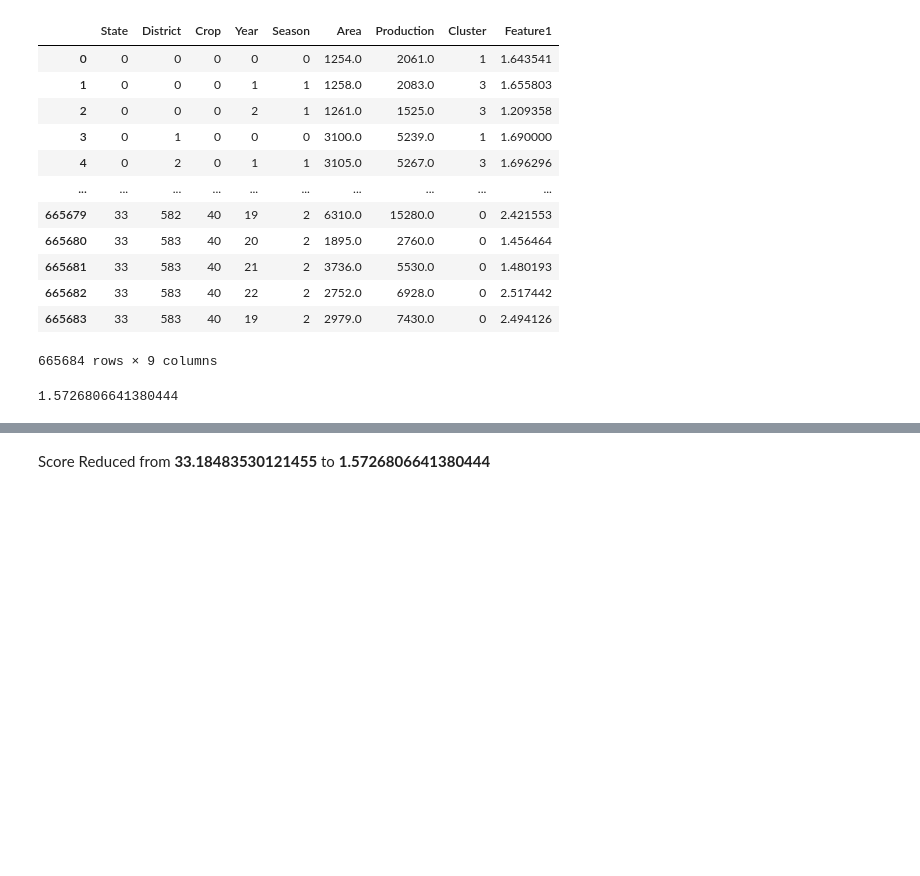
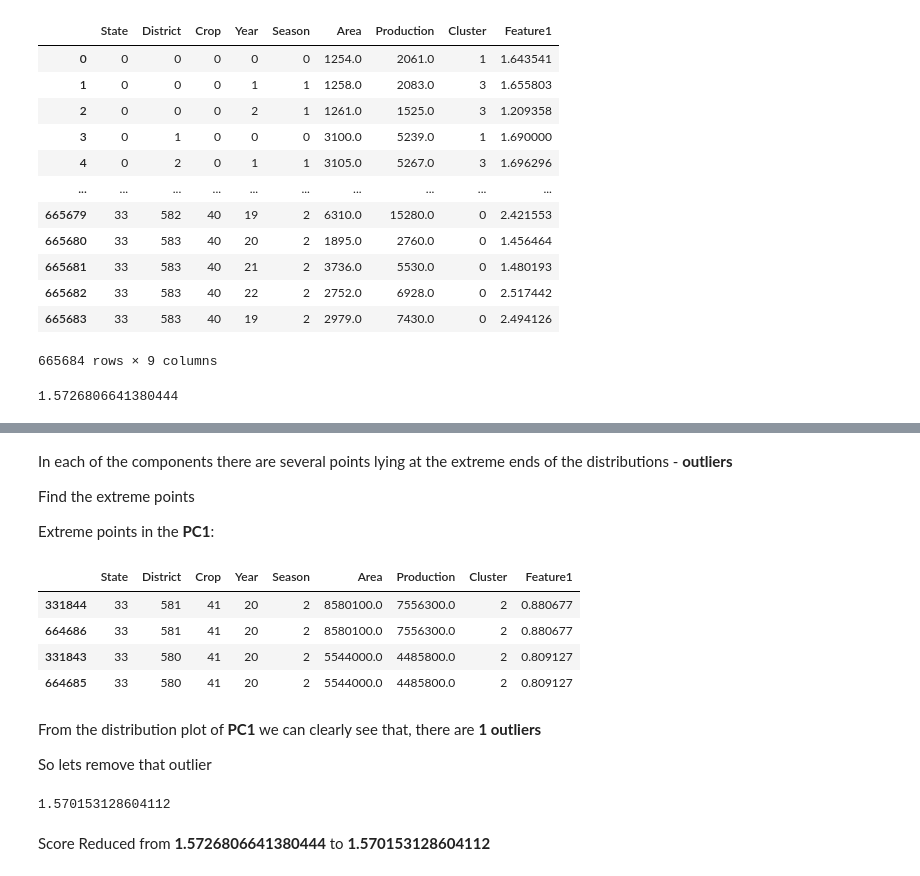
Before and after one commit to naseemap47/predictCropYield-MachineLearning-python, a Jupyter notebook: crop_yield.ipynb, the cells around one changed output, grey strips where cells are left out. Drawn from its saved outputs; the diff is of its cells as text; code cells hidden in the pictures; blank space fills up the shorter version.

Commit message:
Removed Outlier from PC1, Error score reduced to 1.570153128604112

```diff
--- a/crop_yield.ipynb
+++ b/crop_yield.ipynb
@@ -614,2 +637,33 @@ score_dataset(data_x, y)
+# %% [markdown]
+In each of the components there are several points lying at the extreme ends of the distributions - **outliers**
+
+Find the extreme points
+
+Extreme points in the **PC1**:
+# %%
+idx = x_pca['PC1'].sort_values(ascending=False).index
+data_x.iloc[idx].head(4)
+# %% [output]
+|  | State | District | Crop | Year | Season | Area | Production | Cluster | Feature1 |
+| 331844 | 33 | 581 | 41 | 20 | 2 | 8580100.0 | 7556300.0 | 2 | 0.880677 |
+| 664686 | 33 | 581 | 41 | 20 | 2 | 8580100.0 | 7556300.0 | 2 | 0.880677 |
+| 331843 | 33 | 580 | 41 | 20 | 2 | 5544000.0 | 4485800.0 | 2 | 0.809127 |
+| 664685 | 33 | 580 | 41 | 20 | 2 | 5544000.0 | 4485800.0 | 2 | 0.809127 |
+# %% [markdown]
+From the distribution plot of **PC1** we can clearly see that, there are **1 outliers**
+
+So lets remove that outlier
+# %%
+x = data_x.copy()
+y_copy = y.copy()
+
+# let drop outliers
+x = x.drop(331844)
+
+y_copy = y_copy.drop(331844)
+
+score_dataset(x, y_copy)
+# %% [output]
+1.570153128604112
 # %% [markdown]
-Score Reduced from **33.18483530121455** to **1.5726806641380444**
+Score Reduced from **1.5726806641380444** to **1.570153128604112**
```
Also changed, not shown: parts of 5 cells of this notebook.
